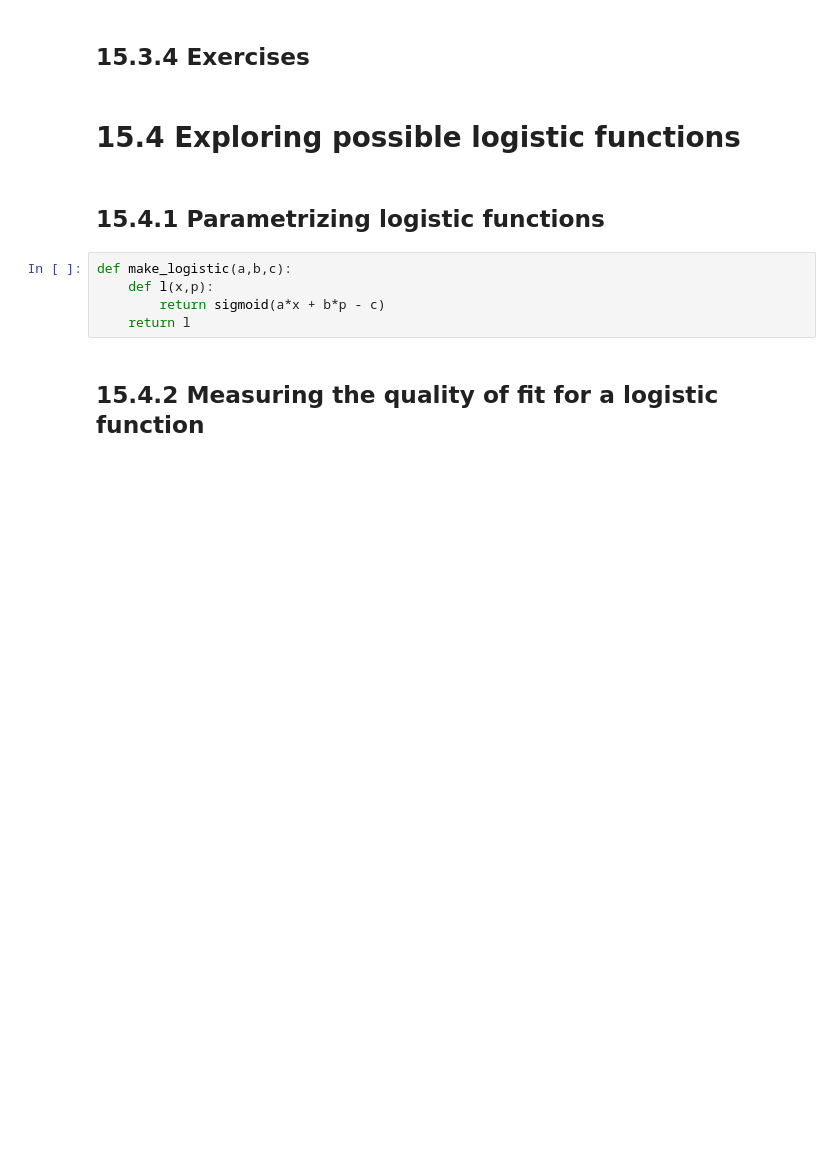
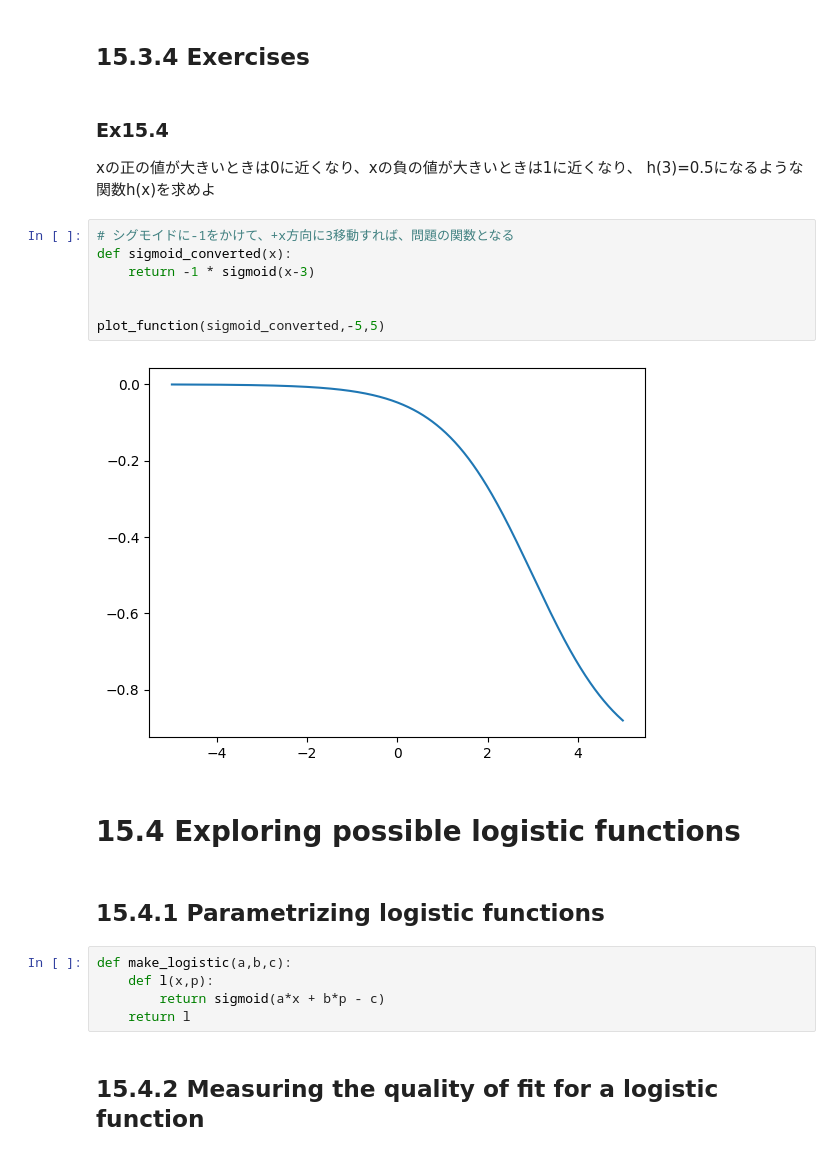
Before and after one commit to kjmatsuda/Math-for-Programmers, a Jupyter notebook: Chapter_15/ex15.ipynb, the cells around one changed output. Drawn from its saved outputs; the diff is of its cells as text; blank space fills up the shorter version.

```diff
--- a/Chapter_15/ex15.ipynb
+++ b/Chapter_15/ex15.ipynb
@@ -211,5 +266,18 @@ TypeError: FigureBase.gca() got an unexpected keyword argument 'projection'
 # %% [markdown]
 ## 15.3.4 Exercises
+# %% [markdown]
+### Ex15.4
+xの正の値が大きいときは0に近くなり、xの負の値が大きいときは1に近くなり、
+h(3)=0.5になるような関数h(x)を求めよ
+# %%
+# シグモイドに-1をかけて、+x方向に3移動すれば、問題の関数となる
+def sigmoid_converted(x):
+    return -1 * sigmoid(x-3)
+
+
+plot_function(sigmoid_converted,-5,5)
+# %% [output]
+[figure, added]
 # %% [markdown]
 # 15.4 Exploring possible logistic functions
 # %% [markdown]
```
Also changed, not shown: parts of 8 cells of this notebook.
